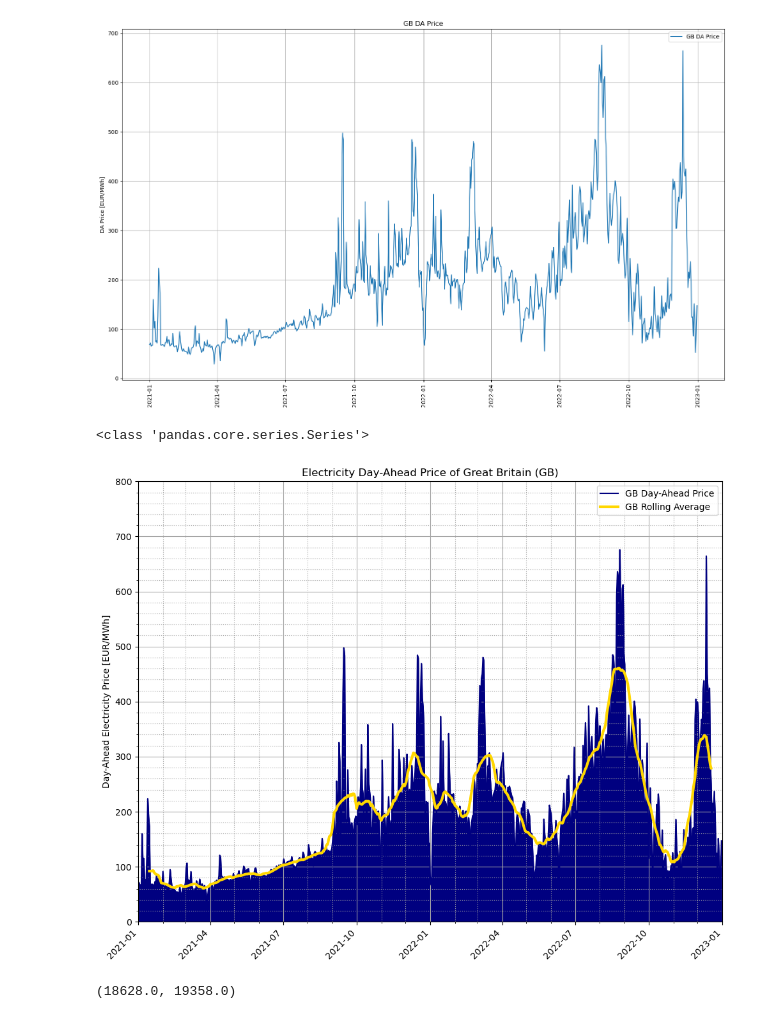
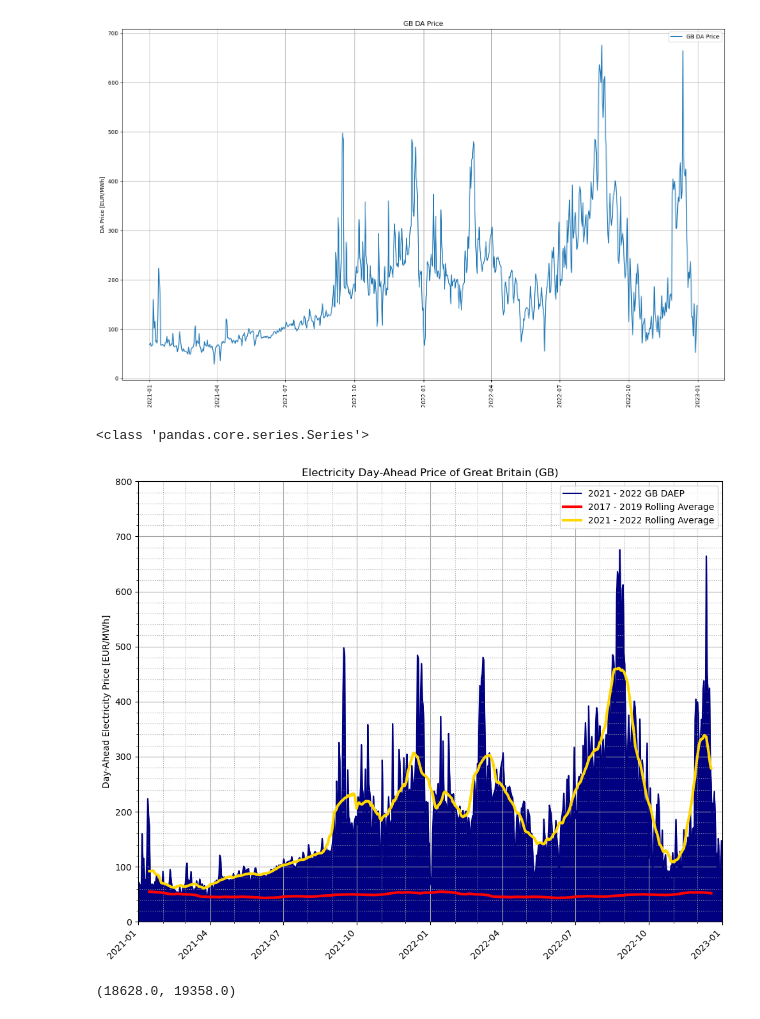
Before and after one commit to jsap2000/UK-Electricity-Pricing-Solutions, a Jupyter notebook: BZ_GB_20210101-20221231.ipynb, the cells around one changed output. Drawn from its saved outputs; the diff is of its cells as text; code cells hidden in the pictures.

Commit message:
Cleaned up BZN DAEP comparison codes

```diff
--- a/BZ_GB_20210101-20221231.ipynb
+++ b/BZ_GB_20210101-20221231.ipynb
@@ -184,6 +184,8 @@ import matplotlib.ticker as ticker
 
 print(type(BZGBDA["BZN|GB"]))
 
+%store -r BZGBpc2
+
 fig, ax = plt.subplots()
 fig.set_figheight(8)
 fig.set_figwidth(10)
@@ -191,38 +193,39 @@ fig.set_figwidth(10)
 plt.title('Electricity Day-Ahead Price of Great Britain (GB)')
 plt.ylabel('Day-Ahead Electricity Price [EUR/MWh]')
 
-ax.plot(BZGBDA["Date"], BZGBDA["BZN|GB"], color = "navy", label="GB Day-Ahead Price")
-ax.plot(BZGBDA["Date"], BZGBDA["BZN|GB"].rolling(28,  center=True).mean(), linewidth=3, color = "gold", label="GB Rolling Average")
 plt.fill_between(BZGBDA["Date"], BZGBDA["BZN|GB"].astype(float), color="navy")
+ax.plot(BZGBDA["Date"], BZGBDA["BZN|GB"], color = "navy", label="2021 - 2022 GB DAEP")
+ax.plot(BZGBDA["Date"], BZGBpc2["Mean DAEP [EUR/MWh]"].rolling(28,  center=True).mean(), linewidth = 3, color = "red", label="2017 - 2019 Rolling Average")
+ax.plot(BZGBDA["Date"], BZGBDA["BZN|GB"].rolling(28,  center=True).mean(), linewidth=3, color = "gold", label="2021 - 2022 Rolling Average")
 
 plt.legend()
 plt.grid(visible=True, which='major', color='0.65', linestyle='-')
 plt.grid(visible=True, which='minor', color='0.65', linestyle=':')
 
 #ax.xaxis.set_major_formatter(mdates.DateFormatter('%Y-%m-%d'))
 
 #n = 30
 #ax.xaxis.set_minor_locator(plt.MultipleLocator(n-3))
 #ax.xaxis.set_major_locator(plt.MultipleLocator(n))
 ax.yaxis.get_ticklocs(minor=True)
 ax.minorticks_on()
 
 #fig.autofmt_xdate()
 
 plt.tick_params(axis='x', which='major', labelsize=10)
 plt.xticks(rotation=45, ha='right')
 plt.xlim(18628, 19358)
 plt.ylim(0, 800)
 plt.tight_layout()
 
 ax.xaxis.set_minor_locator(mdates.MonthLocator())
 ax.xaxis.set_minor_formatter(mdates.DateFormatter(""))
 
 plt.show()
 print(ax.get_xlim())
 # %% [output]
 <class 'pandas.core.series.Series'>
-[figure, old version]
+[figure, new version]
 (18628.0, 19358.0)
 # %%
 BZGB = BZGBDA
```
Also changed, not shown: parts of 1 cell of this notebook, 2 other files.
